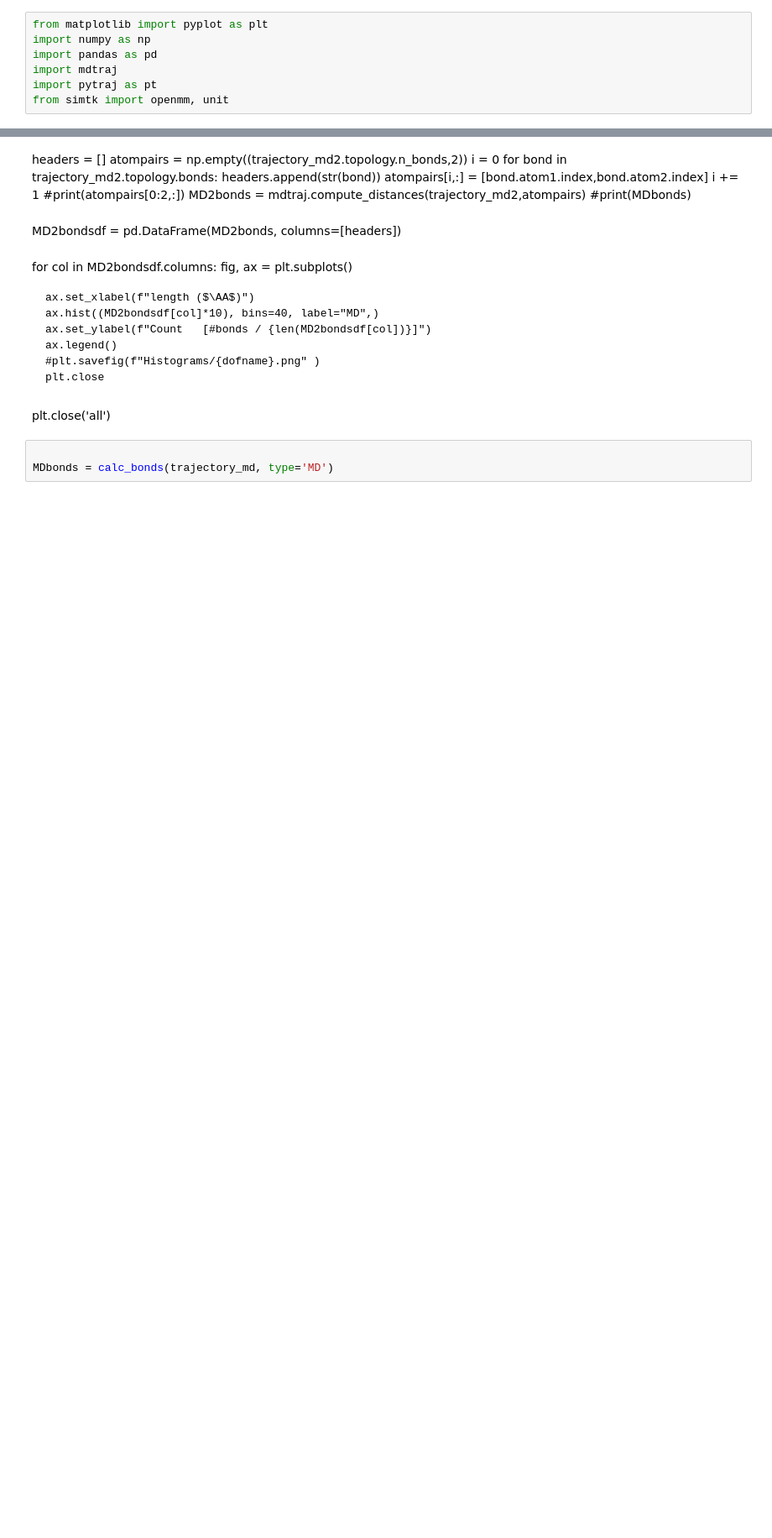
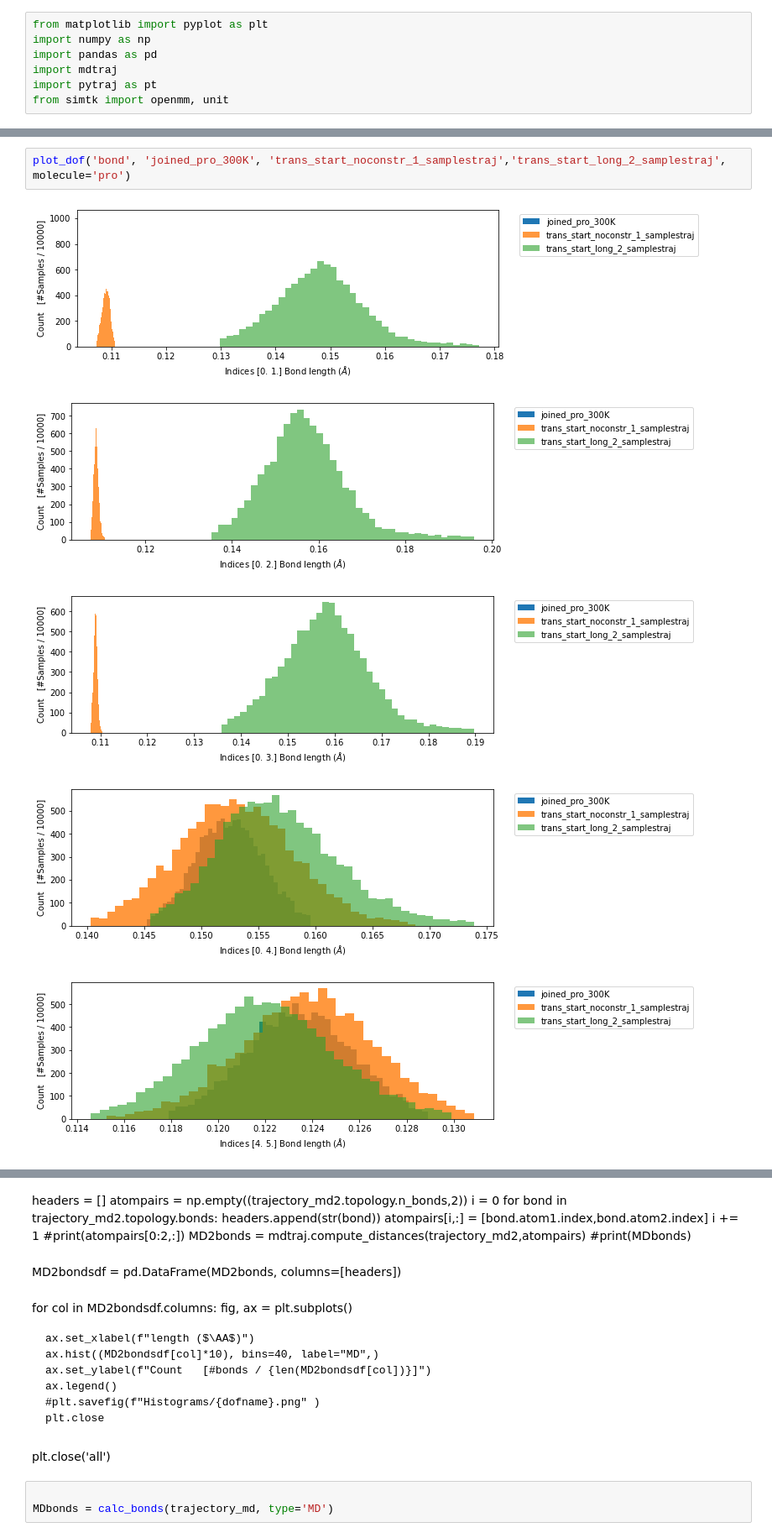
Before and after one commit to michellab/bgflow, a Jupyter notebook: BGflow_examples/VMDhistograms.ipynb, the cells around one changed output, grey strips where cells are left out. Shown at 84% size. Saved outputs shown, nothing was run; the diff lists cells and outputs as text; blank space fills up the shorter version.

```diff
--- a/BGflow_examples/VMDhistograms.ipynb
+++ b/BGflow_examples/VMDhistograms.ipynb
@@ -76,0 +98,9 @@ def calc_bonds(trajectory,type):
+# %%
+plot_dof('bond', 'joined_pro_300K', 'trans_start_noconstr_1_samplestraj','trans_start_long_2_samplestraj',
+molecule='pro')
+# %% [output]
+[figure, added]
+[figure, added]
+[figure, added]
+[figure, added]
+[figure, added]
```
Also changed, not shown: parts of 12 cells of this notebook, 5 other files.
